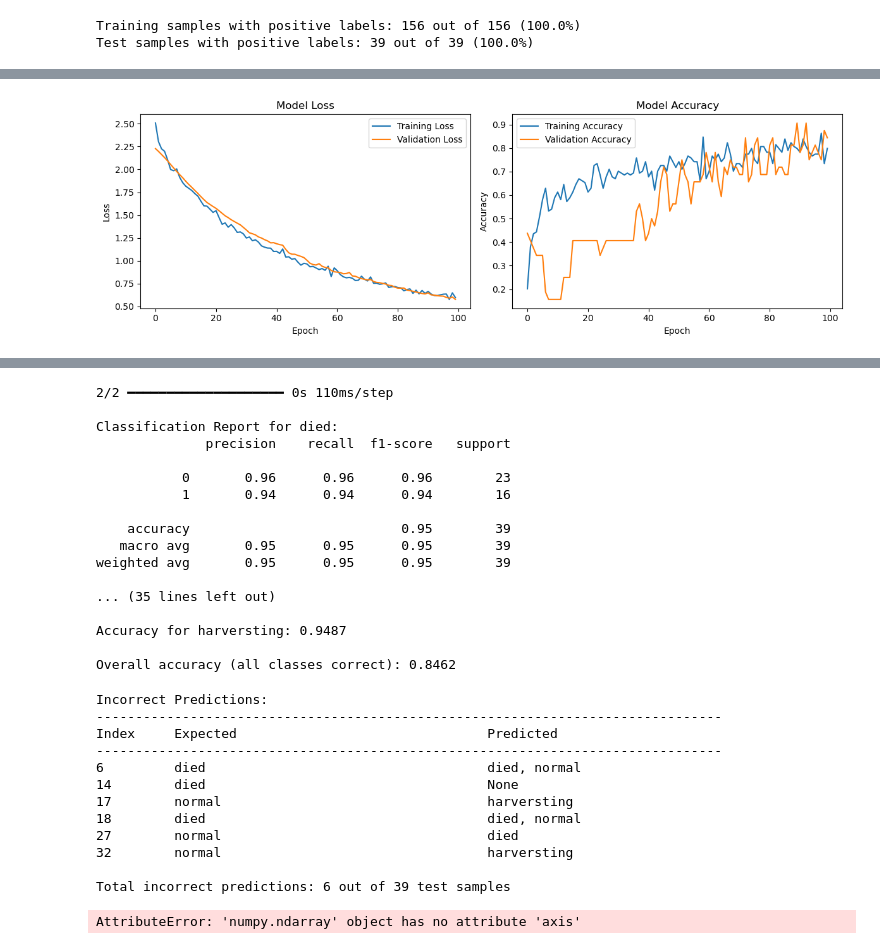
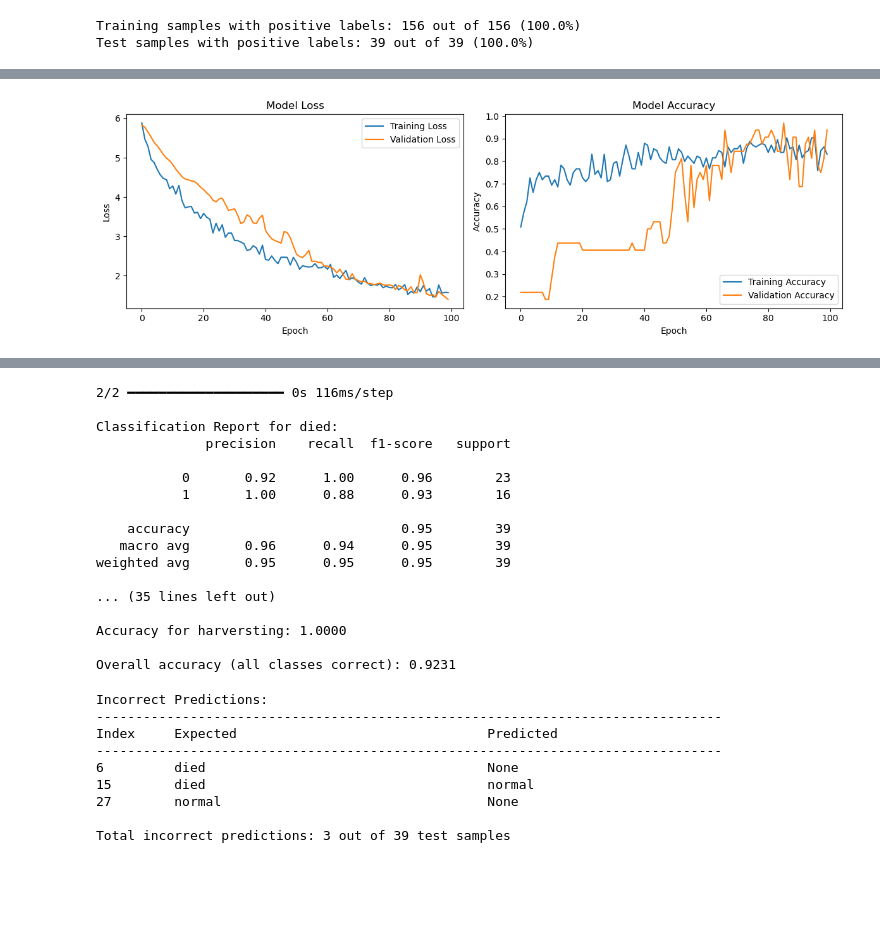
Before and after one commit to Lantain/HiveMonitor, a Jupyter notebook: model_major_modern.ipynb, the cells around one changed output, grey strips where cells are left out. Cells and saved outputs as stored; diff of their text form; code cells hidden in the pictures; blank space fills up the shorter version.

```diff
--- a/model_major_modern.ipynb
+++ b/model_major_modern.ipynb
@@ -10,7 +10,7 @@ import models
 SEED = 2
 SEGMENT_SIZE = 24
 events = ['died', 'wakeup', 'normal', 'harversting']
-feature_names = ['weight_kg_3_pct', 'month', 'temp_ratio']
+feature_names = ['weight_kg_3_pct', 'month', 'temp_ratio_oi']
 timestamps = BeeTimestamps(
     'timestamps-v4.json',
     './dataset/transformed_populated/interval_240m',
@@ -56,7 +56,7 @@ print(f"Test samples with positive labels: {test_positive} out of {len(y_test)}
 Training samples with positive labels: 156 out of 156 (100.0%)
 Test samples with positive labels: 39 out of 39 (100.0%)
 # %%
-model = models.lstm_v2(
+model = models.lstm_v2_categorical(
     SEGMENT_SIZE=SEGMENT_SIZE,
     sequence_length=sequence_length,
     n_features=n_features,
@@ -69,6 +69,7 @@ history = model.fit(X_train, y_train,
     validation_split=0.2,
     # validation_data=(X_test, y_test),
     shuffle=True,
+    callbacks=[models.reduce_lr]
     # callbacks=[models.early_stopping, models.reduce_lr]
 )
 # %% [output]
@@ -92,7 +93,7 @@ Epoch 100/100
 # %%
 models.visualize_training(history)
 # Evaluate on test set
-test_loss, test_accuracy, test_auc, test_precision, test_recall = model.evaluate(X_test, y_test)
+test_loss, test_accuracy, test_precision, test_recall = model.evaluate(X_test, y_test)
 print(f'\nTest accuracy: {test_accuracy:.4f}')
 # %% [output]
-[figure, old version]
+[figure, new version]
@@ -121,23 +122,23 @@ for i, event in enumerate(events):
 overall_accuracy = np.all(y_test == y_pred_classes, axis=1).mean()
 print(f"\nOverall accuracy (all classes correct): {overall_accuracy:.4f}")
 # %% [output]
-2/2 ━━━━━━━━━━━━━━━━━━━━ 0s 110ms/step
+2/2 ━━━━━━━━━━━━━━━━━━━━ 0s 116ms/step
 
 Classification Report for died:
               precision    recall  f1-score   support
 
-           0       0.96      0.96      0.96        23
-           1       0.94      0.94      0.94        16
+           0       0.92      1.00      0.96        23
+           1       1.00      0.88      0.93        16
 
     accuracy                           0.95        39
-   macro avg       0.95      0.95      0.95        39
+   macro avg       0.96      0.94      0.95        39
 weighted avg       0.95      0.95      0.95        39
 
 ... (35 lines left out)
 
-Accuracy for harversting: 0.9487
+Accuracy for harversting: 1.0000
 
-Overall accuracy (all classes correct): 0.8462
+Overall accuracy (all classes correct): 0.9231
 # %%
 # Find indices where predictions don't match actual values
 incorrect_indices = np.where(~np.all(y_test == y_pred_classes, axis=1))[0]
@@ -168,21 +169,11 @@ Incorrect Predictions:
 --------------------------------------------------------------------------------
 Index     Expected                                Predicted
 --------------------------------------------------------------------------------
-6         died                                    died, normal
-14        died                                    None
-17        normal                                  harversting
-18        died                                    died, normal
-27        normal                                  died
-32        normal                                  harversting
+6         died                                    None
+15        died                                    normal
+27        normal                                  None
 
-Total incorrect predictions: 6 out of 39 test samples
+Total incorrect predictions: 3 out of 39 test samples
-# %%
-# Get the first incorrect prediction
-idx = incorrect_indices[0]
-X_test[idx]
-# X_test[idx][:, 0]
-# %% [output]
-AttributeError: 'numpy.ndarray' object has no attribute 'axis'
 # %%
 # Plot a few examples of incorrect predictions
 plt.figure(figsize=(12, 6))
```
Also changed, not shown: parts of 3 cells of this notebook, 2 other files.
